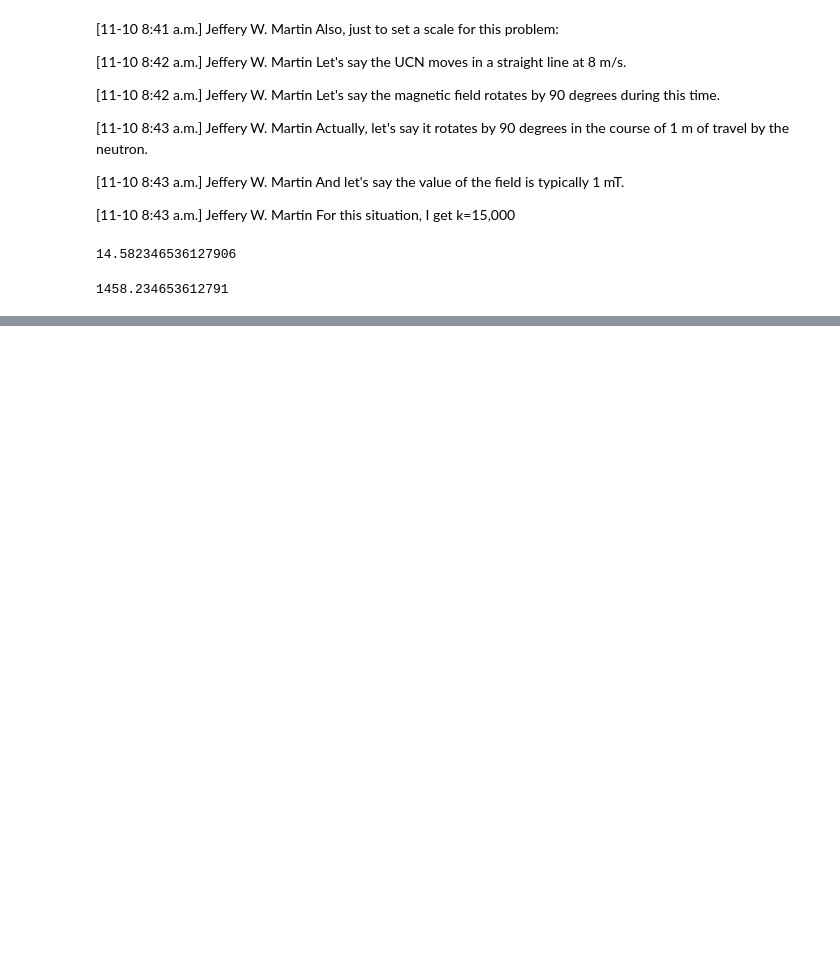
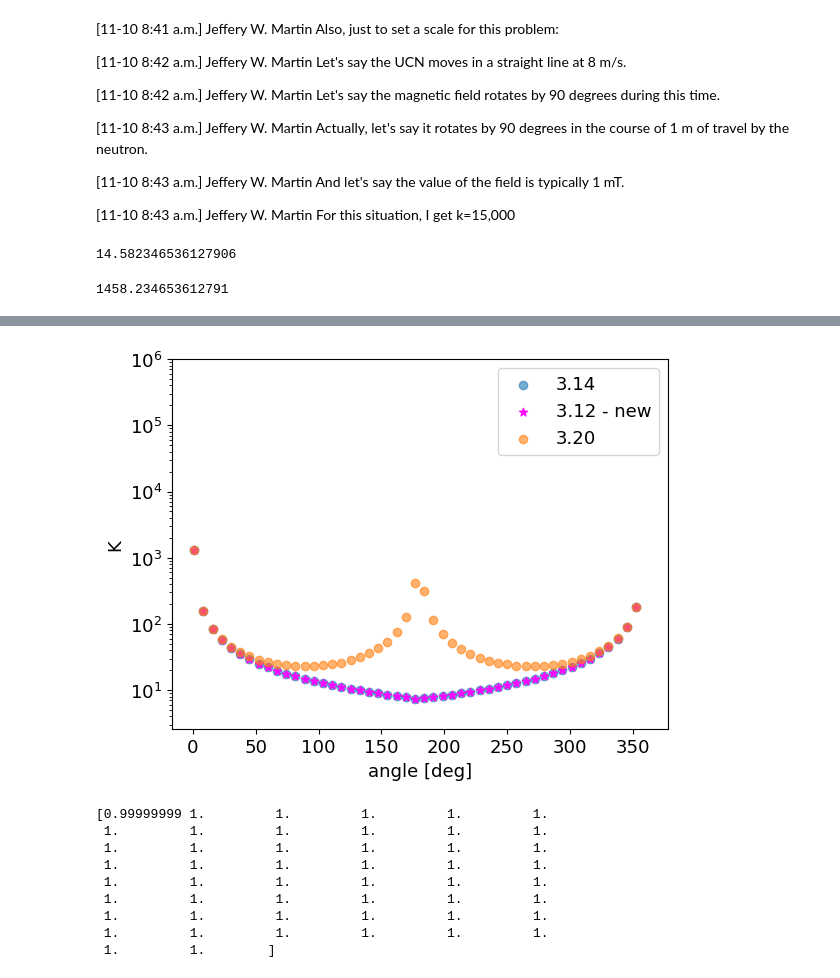
Before and after one commit to eklem1/AdiabaticSpinTransp, a Jupyter notebook: CalculatingK.ipynb, the cells around one changed output, grey strips where cells are left out. Saved outputs shown, nothing was run; the diff lists cells and outputs as text; code cells hidden in the pictures; blank space fills up the shorter version.

```diff
--- a/CalculatingK.ipynb
+++ b/CalculatingK.ipynb
@@ -1530,0 +667,11 @@ plt.show()
+# %%
+def rotate(B_vec, angle):
+    #and apply a rotation about the x axis by angle [rad]
+    cos = round(np.cos(angle), 5)
+    sin = round(np.sin(angle), 5)
+    rotMatrix = np.array([[1, 0, 0],
+                          [0, cos, sin],
+                          [0, -sin, cos]])
+    # print(rotMatrix)
+    B_final = B_vec@rotMatrix
+    return B_final
@@ -1530,0 +908,49 @@ plt.show()
+# %%
+#why aren't these the same??
+
+B1 = np.array([0, 1e-6, 0])
+theta = np.linspace(1, 360)
+k_314 = []
+K_312_a = []
+K_320_a = []
+
+for t in np.radians(theta):
+    B2 = rotate(B1, t)
+    # print("B2:", B2)
+    # B2 = np.array([0,0, 1e-6])
+
+    k_314.append(Adi.K_equ3_14(np.array([0,8, 0]), B1, B2,
+                        np.array([0,0,0]), np.array([0,1,0]))) #* np.radians(theta))
+
+    K_312_a.append(Adi.K_equ3_12(8,  B1, B2, [0,1,0]))
+    K_320_a.append(Adi.K_equ320(8,  B1, B2, [0,1,0]))
+
+plt.scatter(theta, k_314, label='3.14', alpha=0.6)
+plt.scatter(theta, K_312_a, label='3.12 - new', alpha=0.9, color='magenta', marker="*")
+plt.scatter(theta, K_320_a, label='3.20', alpha=0.6)
+
+plt.xlabel("angle [deg]")
+plt.ylabel("K_312/k_314")
+plt.ylabel("K")
+
+# plt.scatter(theta, np.array(K_312_a)/k_314)
+# plt.axhline(np.degrees(np.pi/2))
+plt.legend()
+plt.yscale('log')
+plt.ylim(None, 1e6)
+
+plt.show()
+# print((np.array(K_320_a)/np.array(k_314)))
+print((np.array(K_312_a)/np.array(k_314)))
+# print((np.array(K_312_a)/np.array(K_320_a)))
+# %% [output]
+[figure, added]
+[0.99999999 1.         1.         1.         1.         1.
+ 1.         1.         1.         1.         1.         1.
+ 1.         1.         1.         1.         1.         1.
+ 1.         1.         1.         1.         1.         1.
+ 1.         1.         1.         1.         1.         1.
+ 1.         1.         1.         1.         1.         1.
+ 1.         1.         1.         1.         1.         1.
+ 1.         1.         1.         1.         1.         1.
+ 1.         1.        ]
```
Also changed, not shown: parts of 76 cells of this notebook, 23 other files.
